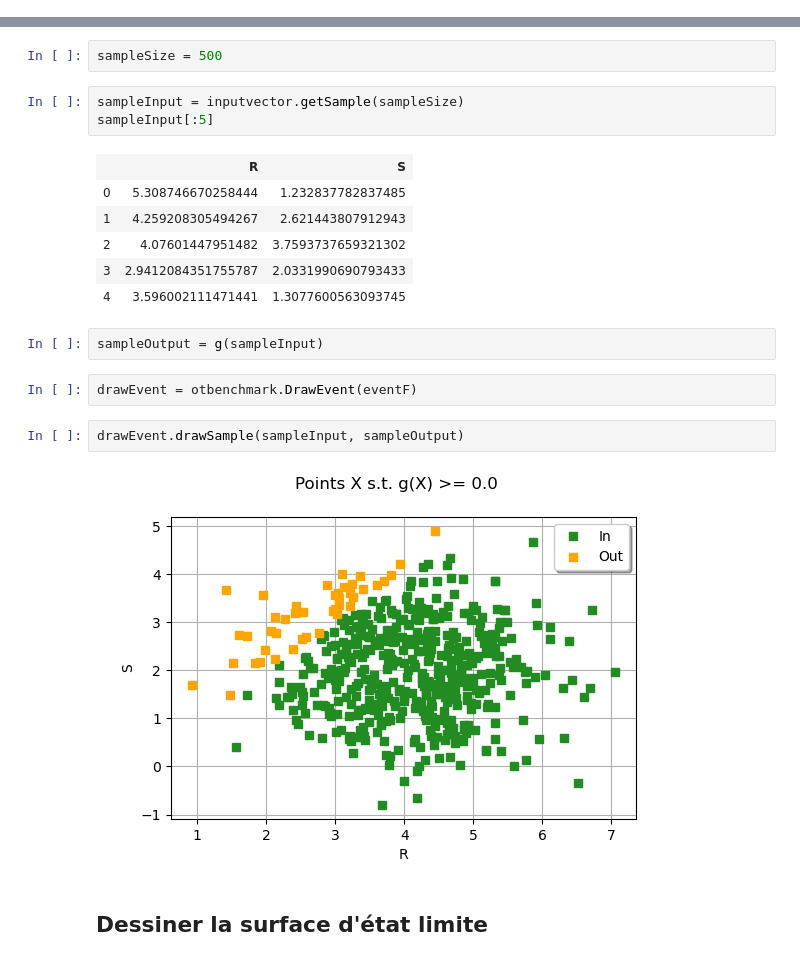
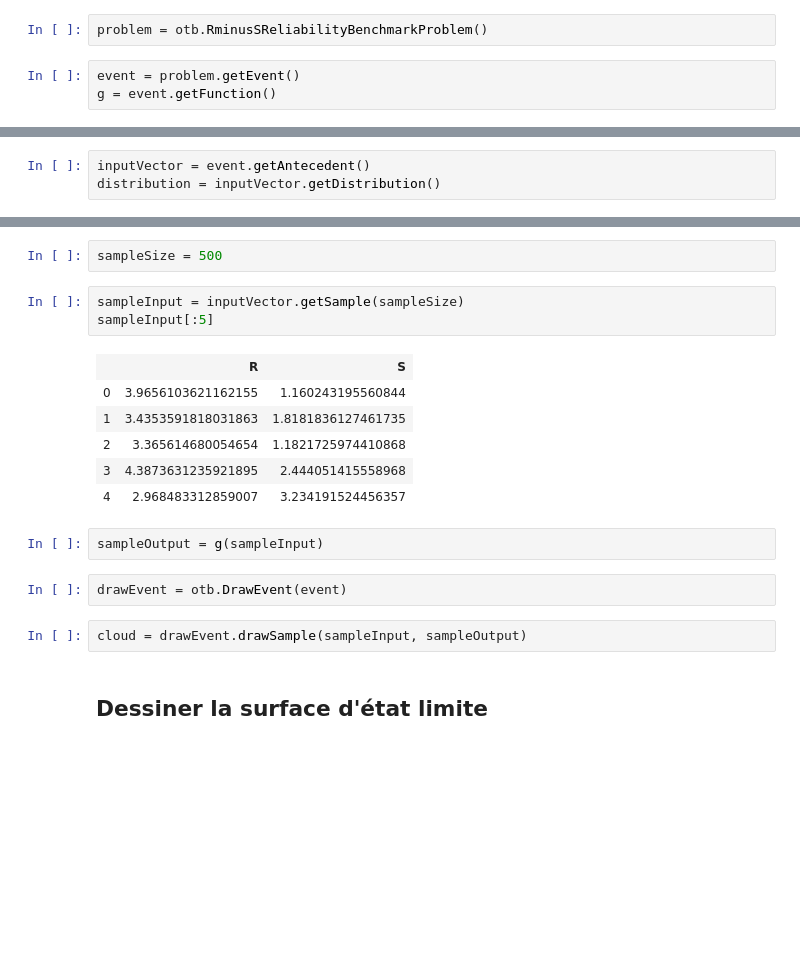
Before and after one commit to openturns/otbenchmark, a Jupyter notebook: examples/Cas-R-S.ipynb, the cells around one changed output, grey strips where cells are left out. Cells and saved outputs as stored; diff of their text form; blank space fills up the shorter version.

Commit message:
Used the bench class in the demo of R-S

```diff
--- a/examples/Cas-R-S.ipynb
+++ b/examples/Cas-R-S.ipynb
@@ -21,0 +9,5 @@ eventF = ot.Event(outputRV, ot.GreaterOrEqual(), 0)
+# %%
+problem = otb.RminusSReliabilityBenchmarkProblem()
+# %%
+event = problem.getEvent()
+g = event.getFunction()
@@ -44,2 +40,5 @@ Failure Probability = 0.9100
 # %% [markdown]
 ## Dessiner les isovaleurs de la fonction d'état limite
+# %%
+inputVector = event.getAntecedent()
+distribution = inputVector.getDistribution()
@@ -73,23 +75,21 @@ inputvector.drawPDF()
 # %%
 sampleSize = 500
 # %%
-sampleInput = inputvector.getSample(sampleSize)
+sampleInput = inputVector.getSample(sampleSize)
 sampleInput[:5]
 # %% [output]
 |  | R | S |
-| 0 | 5.308746670258444 | 1.232837782837485 |
-| 1 | 4.259208305494267 | 2.621443807912943 |
-| 2 | 4.07601447951482 | 3.7593737659321302 |
-| 3 | 2.9412084351755787 | 2.0331990690793433 |
-| 4 | 3.596002111471441 | 1.3077600563093745 |
+| 0 | 3.9656103621162155 | 1.160243195560844 |
+| 1 | 3.4353591818031863 | 1.8181836127461735 |
+| 2 | 3.365614680054654 | 1.1821725974410868 |
+| 3 | 4.3873631235921895 | 2.444051415558968 |
+| 4 | 2.968483312859007 | 3.234191524456357 |
 # %%
 sampleOutput = g(sampleInput)
 # %%
-drawEvent = otbenchmark.DrawEvent(eventF)
+drawEvent = otb.DrawEvent(event)
 # %%
-drawEvent.drawSample(sampleInput, sampleOutput)
+cloud = drawEvent.drawSample(sampleInput, sampleOutput)
-# %% [output]
-[figure, removed]
 # %% [markdown]
 ## Dessiner la surface d'état limite
 # %%
```
Also changed, not shown: parts of 14 cells of this notebook, 1 other file.
